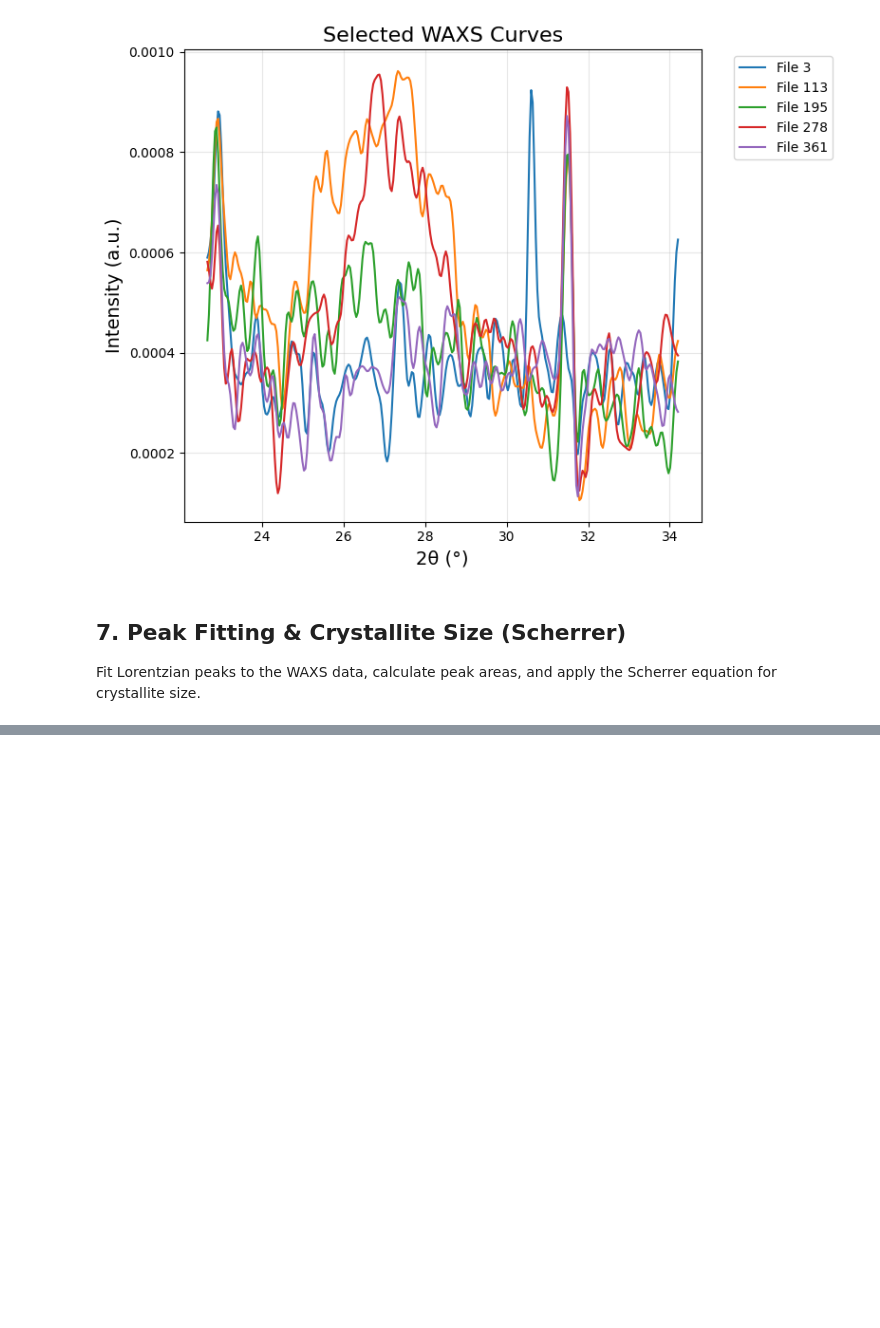
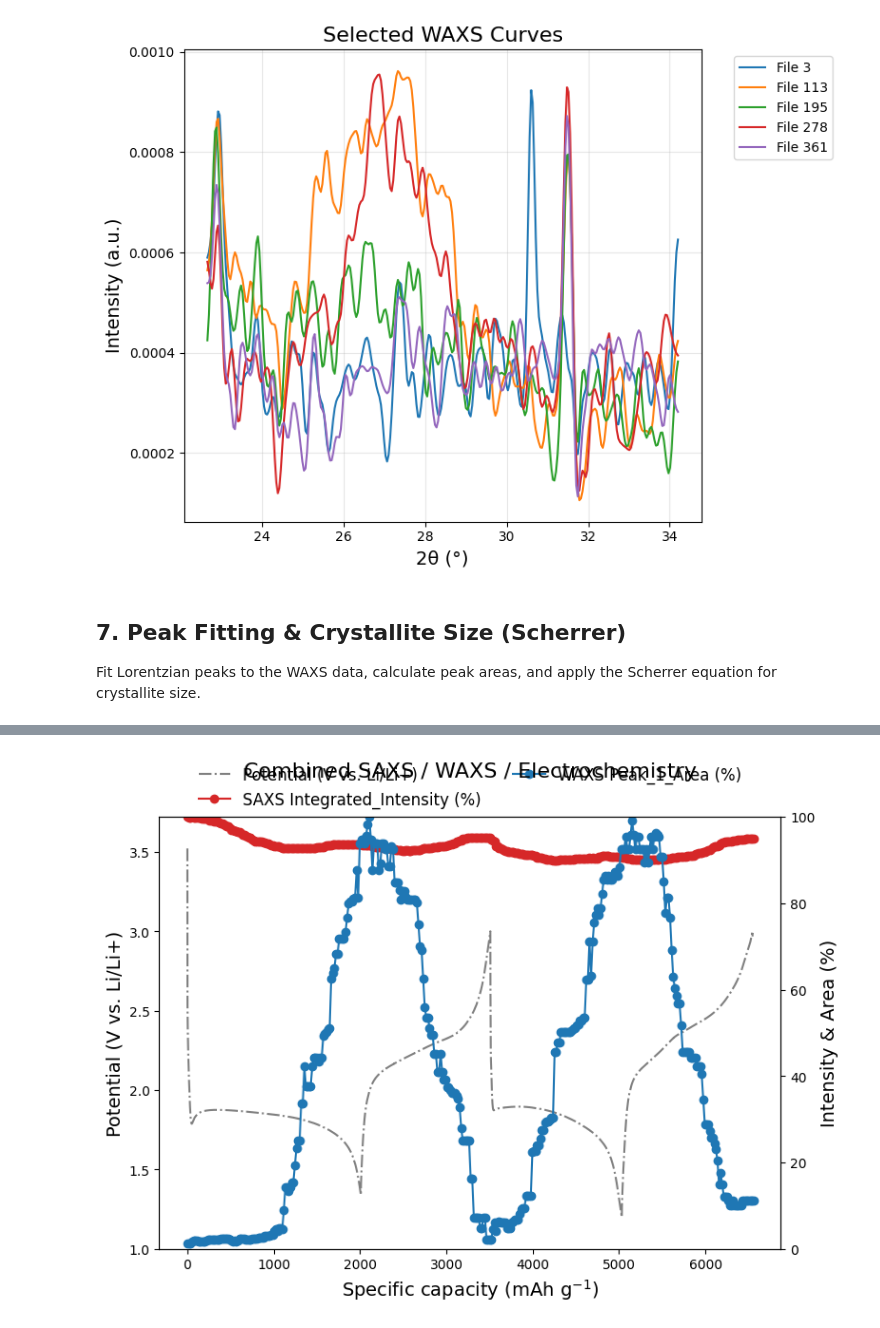
Before and after one commit to PronoyDutta/SAXS_WAXS, a Jupyter notebook: Final_Notebooks/main_analysis.ipynb, the cells around one changed output, grey strips where cells are left out. Saved outputs shown, nothing was run; the diff lists cells and outputs as text; code cells hidden in the pictures; blank space fills up the shorter version.

```diff
--- a/Final_Notebooks/main_analysis.ipynb
+++ b/Final_Notebooks/main_analysis.ipynb
@@ -663,0 +694,14 @@ plot_peak_areas(df_curves, window_length=25, smoothing_method='moving_median', f
+# %%
+# Combine SAXS, WAXS (Peak 1), and EC data into one plot
+plot_combined_saxs_waxs_ec(
+    df_saxs=df_saxs,
+    df_curves=df_curves,
+    ec_results=ec_results,
+    all_data=all_data,
+    starting_file=starting_file,
+    last_file=last_file,
+    peak_col="Peak_1_Area",
+    saxs_col="Integrated_Intensity"
+)
+# %% [output]
+[figure, added]
```
Also changed, not shown: parts of 7 cells of this notebook, 1 other file.
